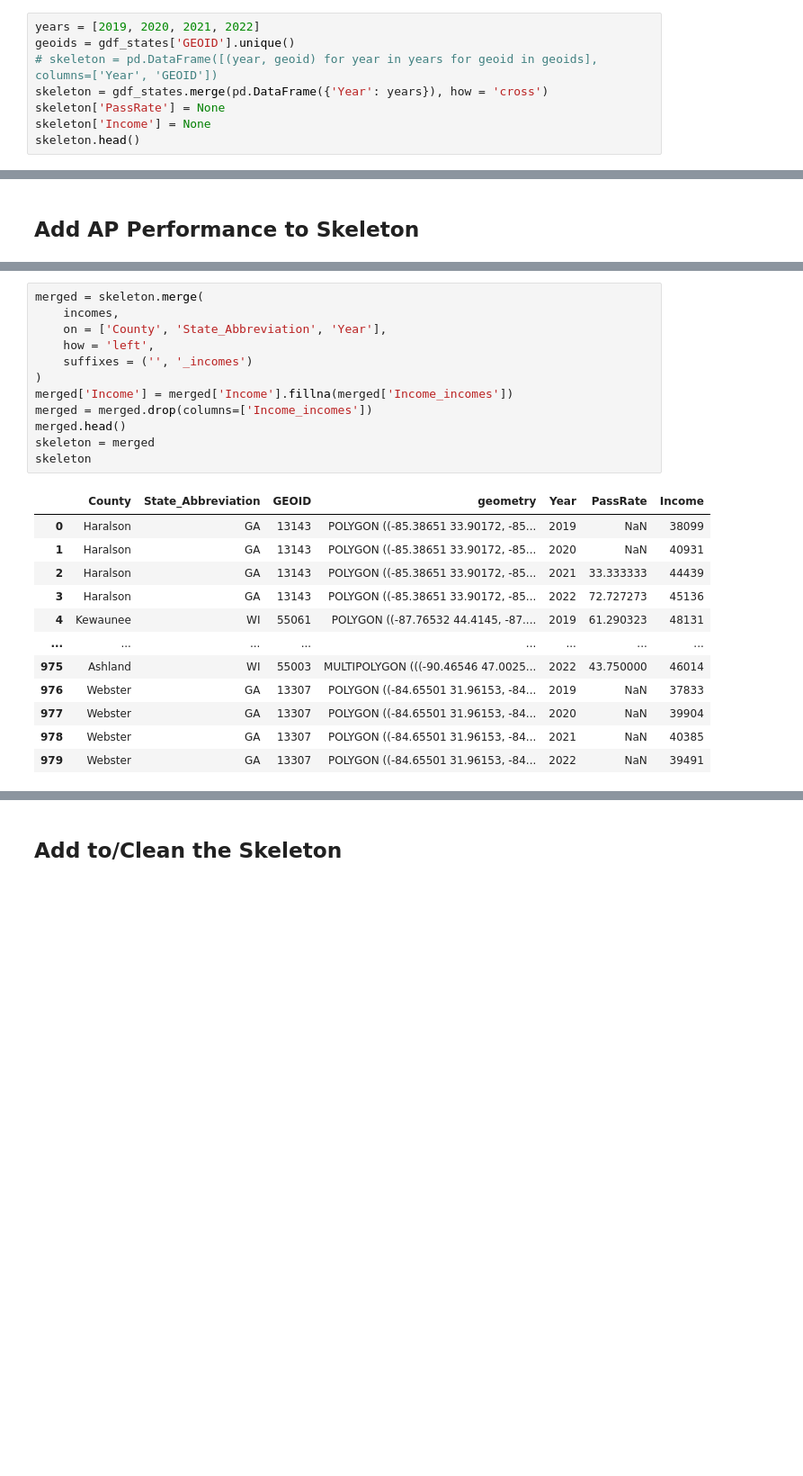
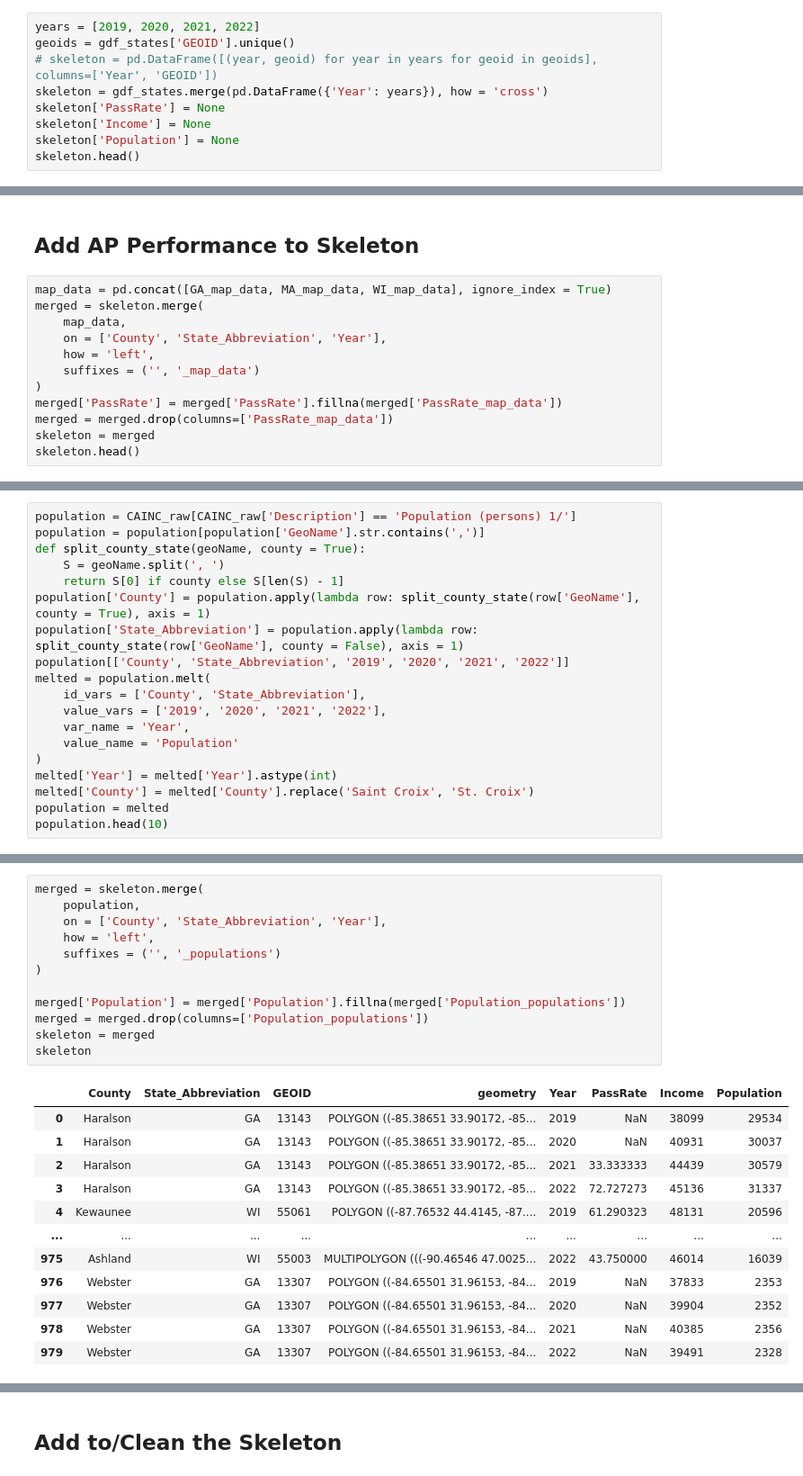
Before and after one commit to mcelhens/AP-Outcomes-to-University-Metrics, a Jupyter notebook: streamlit_app/Preparing_Counties_Choropleth.ipynb, the cells around one changed output, grey strips where cells are left out. Shown at 90% size. Saved outputs shown, nothing was run; the diff lists cells and outputs as text; blank space fills up the shorter version.

```diff
--- a/streamlit_app/Preparing_Counties_Choropleth.ipynb
+++ b/streamlit_app/Preparing_Counties_Choropleth.ipynb
@@ -65,5 +67,6 @@ geoids = gdf_states['GEOID'].unique()
 skeleton = gdf_states.merge(pd.DataFrame({'Year': years}), how = 'cross')
 skeleton['PassRate'] = None
 skeleton['Income'] = None
+skeleton['Population'] = None
 skeleton.head()
 # %% [output]
@@ -211,2 +193,14 @@ WI_map_data
 # %% [markdown]
 ## Add AP Performance to Skeleton
+# %%
+map_data = pd.concat([GA_map_data, MA_map_data, WI_map_data], ignore_index = True)
+merged = skeleton.merge(
+    map_data,
+    on = ['County', 'State_Abbreviation', 'Year'],
+    how = 'left',
+    suffixes = ('', '_map_data')
+)
+merged['PassRate'] = merged['PassRate'].fillna(merged['PassRate_map_data'])
+merged = merged.drop(columns=['PassRate_map_data'])
+skeleton = merged
+skeleton.head()
@@ -212,0 +252,19 @@ WI_map_data
+# %%
+population = CAINC_raw[CAINC_raw['Description'] == 'Population (persons) 1/']
+population = population[population['GeoName'].str.contains(',')]
+def split_county_state(geoName, county = True):
+    S = geoName.split(', ')
+    return S[0] if county else S[len(S) - 1]
+population['County'] = population.apply(lambda row: split_county_state(row['GeoName'], county = True), axis = 1)
+population['State_Abbreviation'] = population.apply(lambda row: split_county_state(row['GeoName'], county = False), axis = 1)
+population[['County', 'State_Abbreviation', '2019', '2020', '2021', '2022']]
+melted = population.melt(
+    id_vars = ['County', 'State_Abbreviation'],
+    value_vars = ['2019', '2020', '2021', '2022'],
+    var_name = 'Year',
+    value_name = 'Population'
+)
+melted['Year'] = melted['Year'].astype(int)
+melted['County'] = melted['County'].replace('Saint Croix', 'St. Croix')
+population = melted
+population.head(10)
@@ -262,25 +315,25 @@ incomes.head()
 # %%
 merged = skeleton.merge(
-    incomes,
+    population,
     on = ['County', 'State_Abbreviation', 'Year'],
     how = 'left',
-    suffixes = ('', '_incomes')
+    suffixes = ('', '_populations')
 )
-merged['Income'] = merged['Income'].fillna(merged['Income_incomes'])
-merged = merged.drop(columns=['Income_incomes'])
-merged.head()
+
+merged['Population'] = merged['Population'].fillna(merged['Population_populations'])
+merged = merged.drop(columns=['Population_populations'])
 skeleton = merged
 skeleton
 # %% [output]
-|  | County | State_Abbreviation | GEOID | geometry | Year | PassRate | Income |
-| 0 | Haralson | GA | 13143 | POLYGON ((-85.38651 33.90172, -85... | 2019 | NaN | 38099 |
-| 1 | Haralson | GA | 13143 | POLYGON ((-85.38651 33.90172, -85... | 2020 | NaN | 40931 |
-| 2 | Haralson | GA | 13143 | POLYGON ((-85.38651 33.90172, -85... | 2021 | 33.333333 | 44439 |
-| 3 | Haralson | GA | 13143 | POLYGON ((-85.38651 33.90172, -85... | 2022 | 72.727273 | 45136 |
-| 4 | Kewaunee | WI | 55061 | POLYGON ((-87.76532 44.4145, -87.... | 2019 | 61.290323 | 48131 |
-| ... | ... | ... | ... | ... | ... | ... | ... |
-| 975 | Ashland | WI | 55003 | MULTIPOLYGON (((-90.46546 47.0025... | 2022 | 43.750000 | 46014 |
-| 976 | Webster | GA | 13307 | POLYGON ((-84.65501 31.96153, -84... | 2019 | NaN | 37833 |
-| 977 | Webster | GA | 13307 | POLYGON ((-84.65501 31.96153, -84... | 2020 | NaN | 39904 |
-| 978 | Webster | GA | 13307 | POLYGON ((-84.65501 31.96153, -84... | 2021 | NaN | 40385 |
-| 979 | Webster | GA | 13307 | POLYGON ((-84.65501 31.96153, -84... | 2022 | NaN | 39491 |
+|  | County | State_Abbreviation | GEOID | geometry | Year | PassRate | Income | Population |
+| 0 | Haralson | GA | 13143 | POLYGON ((-85.38651 33.90172, -85... | 2019 | NaN | 38099 | 29534 |
+| 1 | Haralson | GA | 13143 | POLYGON ((-85.38651 33.90172, -85... | 2020 | NaN | 40931 | 30037 |
+| 2 | Haralson | GA | 13143 | POLYGON ((-85.38651 33.90172, -85... | 2021 | 33.333333 | 44439 | 30579 |
+| 3 | Haralson | GA | 13143 | POLYGON ((-85.38651 33.90172, -85... | 2022 | 72.727273 | 45136 | 31337 |
+| 4 | Kewaunee | WI | 55061 | POLYGON ((-87.76532 44.4145, -87.... | 2019 | 61.290323 | 48131 | 20596 |
+| ... | ... | ... | ... | ... | ... | ... | ... | ... |
+| 975 | Ashland | WI | 55003 | MULTIPOLYGON (((-90.46546 47.0025... | 2022 | 43.750000 | 46014 | 16039 |
+| 976 | Webster | GA | 13307 | POLYGON ((-84.65501 31.96153, -84... | 2019 | NaN | 37833 | 2353 |
+| 977 | Webster | GA | 13307 | POLYGON ((-84.65501 31.96153, -84... | 2020 | NaN | 39904 | 2352 |
+| 978 | Webster | GA | 13307 | POLYGON ((-84.65501 31.96153, -84... | 2021 | NaN | 40385 | 2356 |
+| 979 | Webster | GA | 13307 | POLYGON ((-84.65501 31.96153, -84... | 2022 | NaN | 39491 | 2328 |
```
Also changed, not shown: parts of 24 cells of this notebook, 2 other files.
